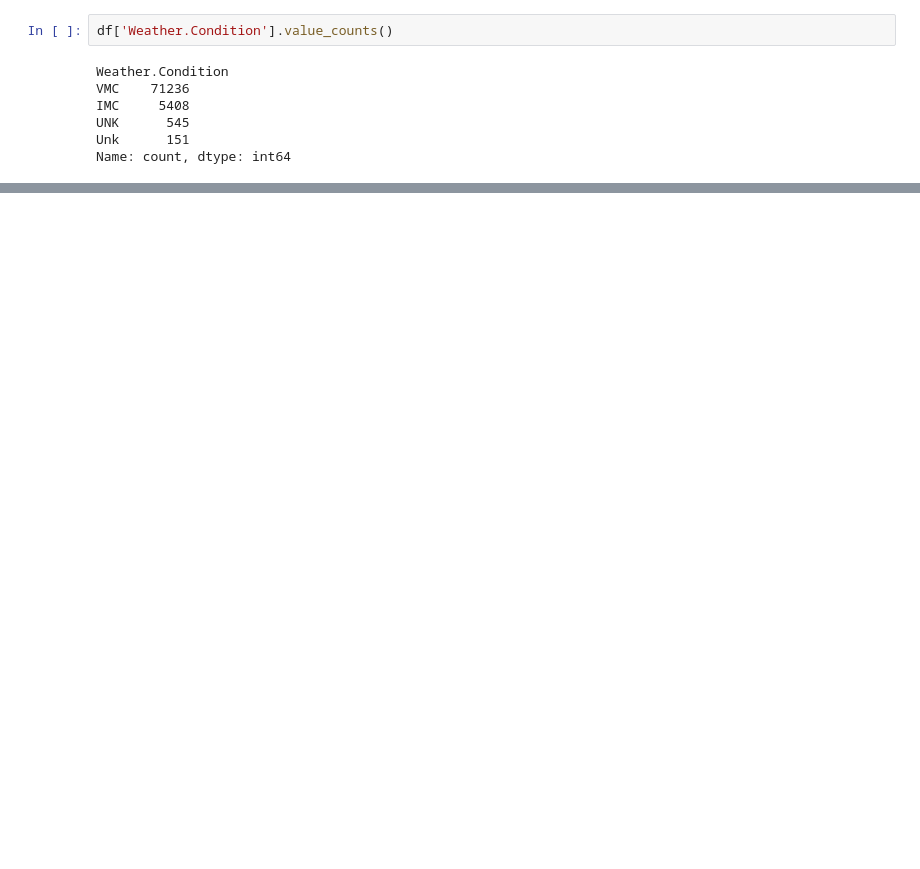
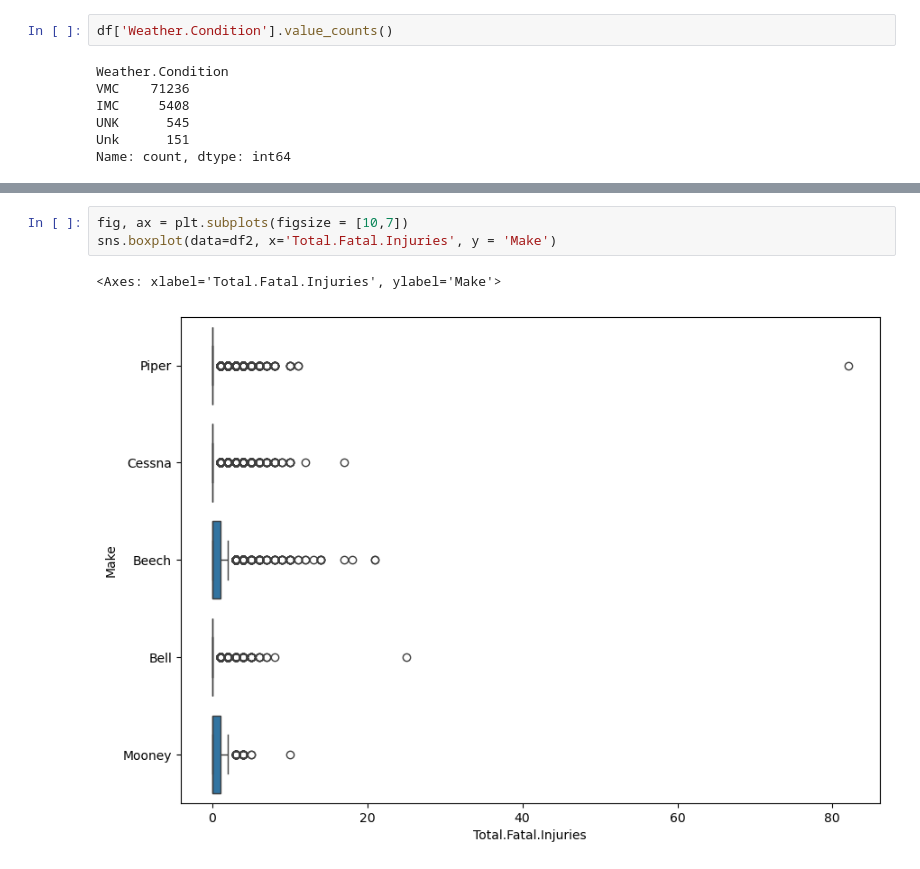
Before and after one commit to jgoett2/Phase1-Airplane-Zach-Jeff, a Jupyter notebook: index.ipynb, the cells around one changed output, grey strips where cells are left out. Drawn from its saved outputs; the diff is of its cells as text; blank space fills up the shorter version.

```diff
--- a/index.ipynb
+++ b/index.ipynb
@@ -242,0 +372,6 @@ Name: Aircraft.damage, Length: 432, dtype: object
+# %%
+fig, ax = plt.subplots(figsize = [10,7])
+sns.boxplot(data=df2, x='Total.Fatal.Injuries', y = 'Make')
+# %% [output]
+<Axes: xlabel='Total.Fatal.Injuries', ylabel='Make'>
+[figure, added]
```
Also changed, not shown: parts of 54 cells of this notebook, 1 other file.
